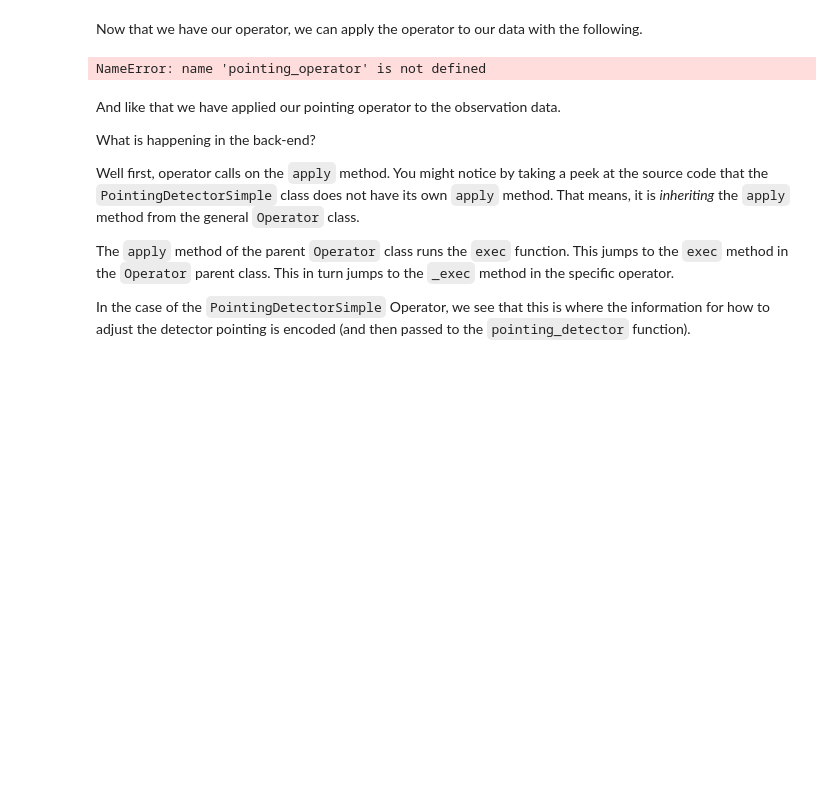
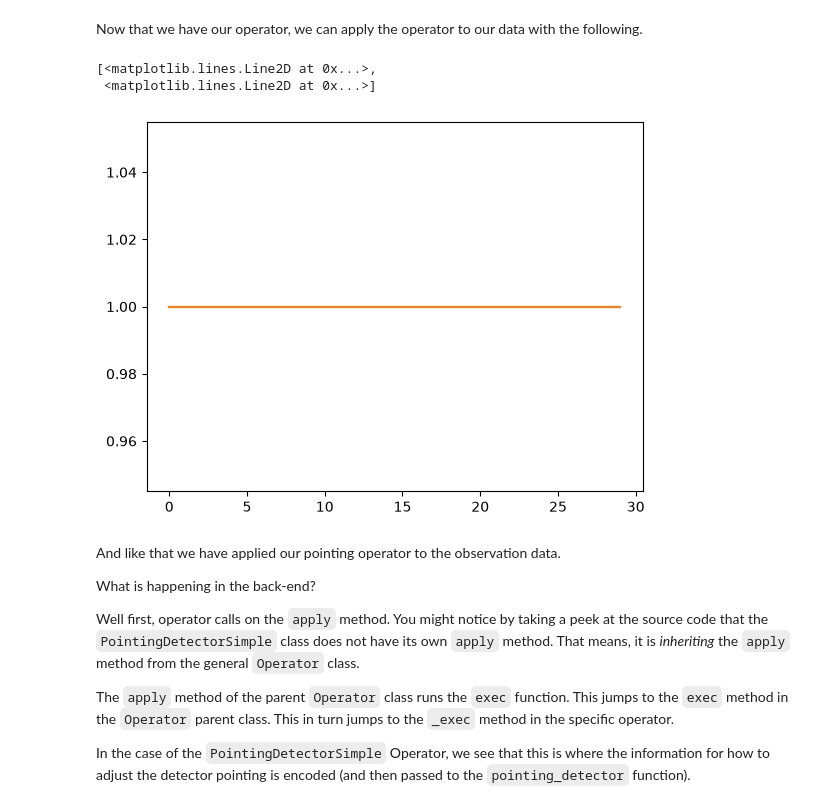
Before and after one commit to henry-e-n/SO_PointingReqs, a Jupyter notebook: toast_tutorial/04_BuildingAnOperator.ipynb, the cells around one changed output. Cells and saved outputs as stored; diff of their text form; code cells hidden in the pictures; blank space fills up the shorter version.

Commit message:
Made a basic operator

```diff
--- a/toast_tutorial/04_BuildingAnOperator.ipynb
+++ b/toast_tutorial/04_BuildingAnOperator.ipynb
@@ -108,7 +106,7 @@ from toast.instrument_sim import fake_hexagon_focalplane
 from astropy import units as u
 
 focalplane = fake_hexagon_focalplane(
-    n_pix=25,
+    n_pix=19,
     width=10.0 * u.degree,
     sample_rate=10.0 * u.Hz,
     epsilon=0.0,
@@ -121,16 +119,23 @@ ob = toast.Observation(
     toast.Comm(),
     telescope,
     name="test_obs",
-    n_samples=10
+    n_samples=30
 )
+
+ob.detdata["signal"] = {
+    x: np.ones((ob.n_local_samples, 2), dtype=np.int16)
+        for x in ob.local_detectors
+}
 
 # Start with an empty data container
 data = toast.Data()
-data.obs = ob
+data.obs = [ob]
-# %%
-pointing_operator.apply(data)
-# %% [output]
-NameError: name 'pointing_operator' is not defined
+# %%
+plt.plot(ob.detdata['signal'][0])
+# %% [output]
+[<matplotlib.lines.Line2D at 0x...>,
+ <matplotlib.lines.Line2D at 0x...>]
+[figure, added]
 # %% [markdown]
 And like that we have applied our pointing operator to the observation data.
 
```
Also changed, not shown: parts of 11 cells of this notebook, 1 other file.
